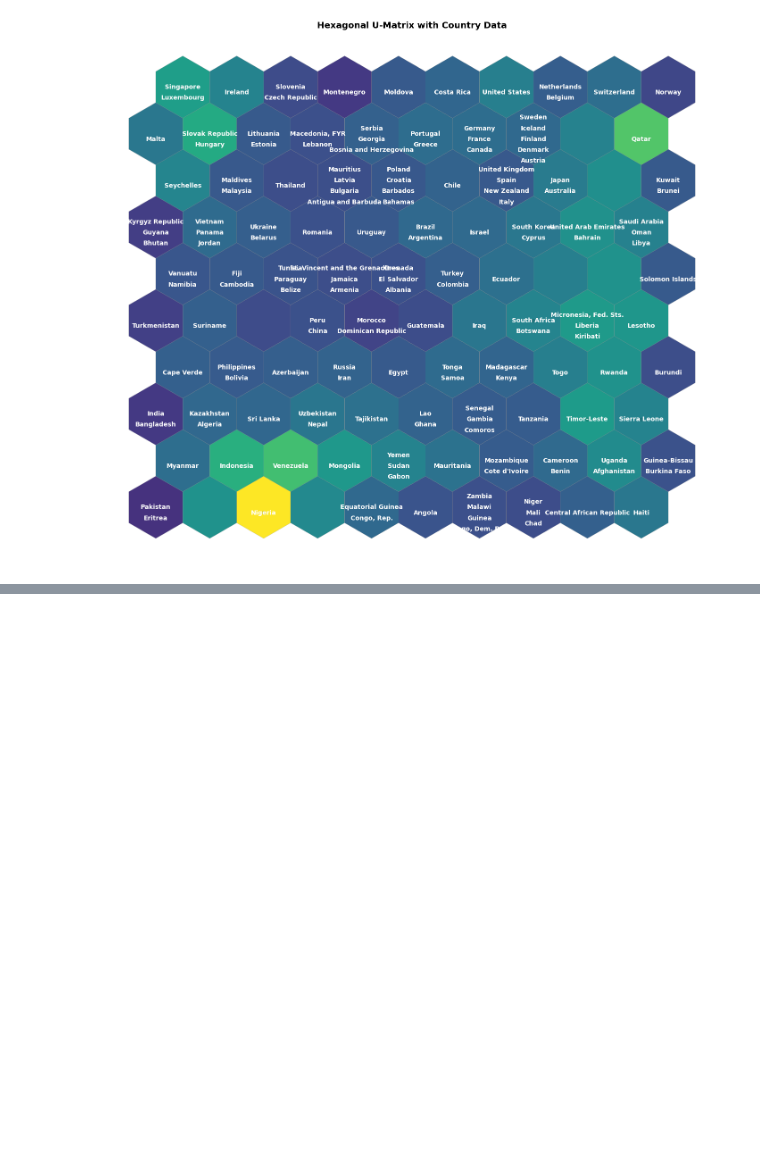
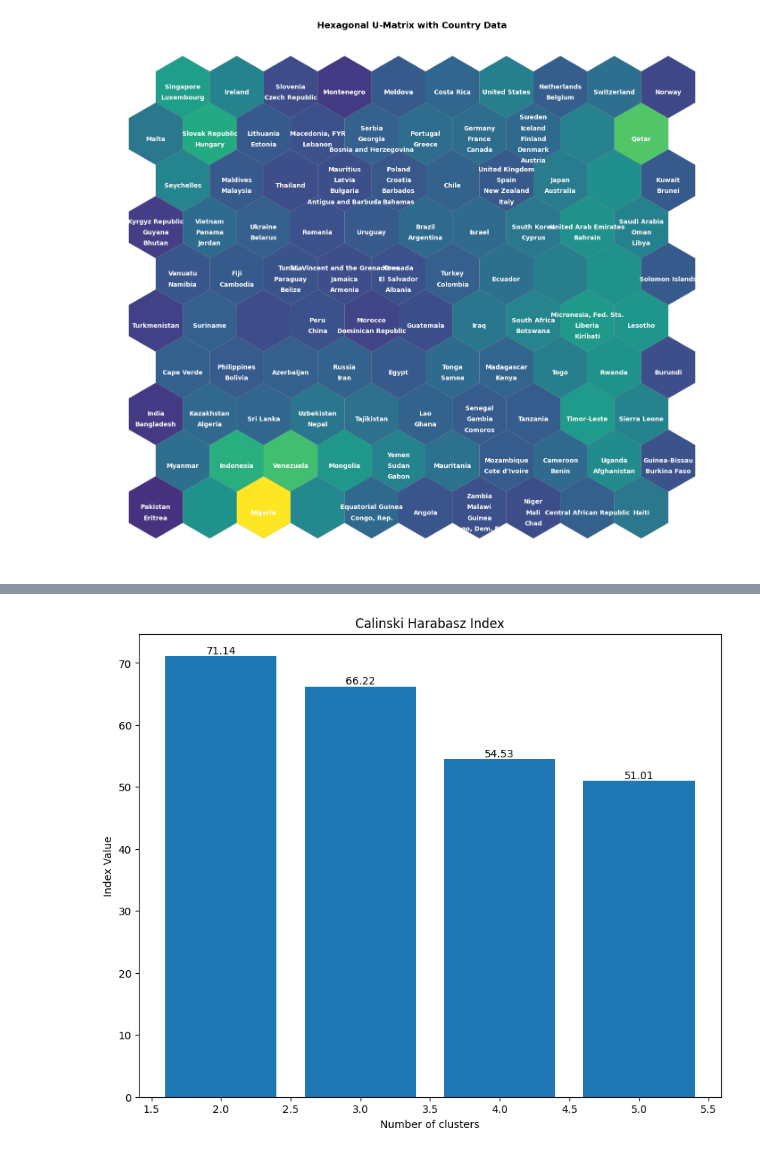
Before and after one commit to SubhraSMukherjee/Soft_Segmentation, a Jupyter notebook: Kohonen_Maps.ipynb, the cells around one changed output, grey strips where cells are left out. Saved outputs shown, nothing was run; the diff lists cells and outputs as text; code cells hidden in the pictures; blank space fills up the shorter version.

```diff
--- a/Kohonen_Maps.ipynb
+++ b/Kohonen_Maps.ipynb
@@ -145,0 +154,31 @@ plt.show()
+# %%
+from sklearn.metrics import calinski_harabasz_score
+from sklearn.cluster import KMeans
+from sklearn.preprocessing import StandardScaler
+
+columns_ordinal = []
+for column in df.columns:
+  if column != 'country':
+    df[column] = df[column].astype(float)
+    columns_ordinal.append(column)
+
+scaler = StandardScaler()
+data_scaled = scaler.fit_transform(df[columns_ordinal])
+
+CH_Index = {}
+for i in range(2,6):
+  kmeans = KMeans(n_clusters=i, random_state = 46).fit(data_scaled)
+  score = calinski_harabasz_score(data_scaled, kmeans.labels_)
+  CH_Index[i] = score
+
+fig, ax = plt.subplots(figsize=(10, 8))
+plt.bar(CH_Index.keys(), list(CH_Index.values()))
+for cluster in CH_Index:
+    plt.text(cluster, CH_Index[cluster], str(round(CH_Index[cluster],2)), ha='center', va='bottom')
+
+plt.title('Calinski Harabasz Index')
+plt.xlabel('Number of clusters')
+plt.ylabel('Index Value')
+plt.show()
+# %% [output]
+[figure, added]
```
Also changed, not shown: parts of 16 cells of this notebook.
